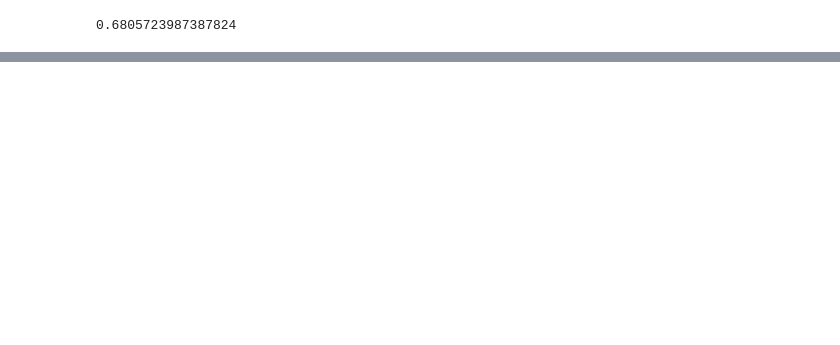
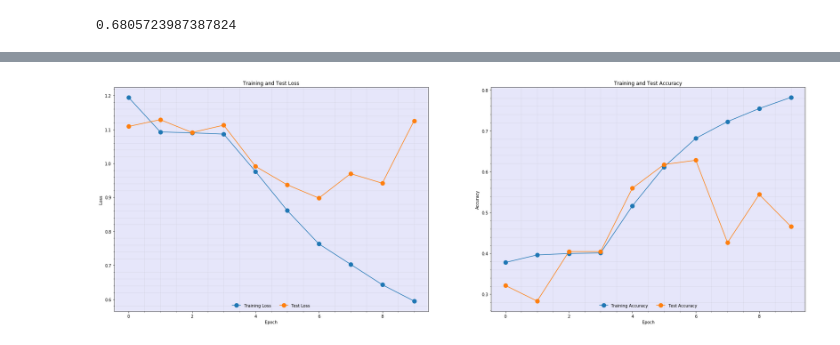
Before and after one commit to FreedomVAce/Tweet_Sentiment_Extraction, a Jupyter notebook: tweet_sentiment_extraction.ipynb, the cells around one changed output, grey strips where cells are left out. Drawn from its saved outputs; the diff is of its cells as text; code cells hidden in the pictures; blank space fills up the shorter version.

```diff
--- a/tweet_sentiment_extraction.ipynb
+++ b/tweet_sentiment_extraction.ipynb
@@ -389,0 +471,3 @@ lgrcv.score(X_test,y_test)
+# %%
+vocab_size = len(token.word_index) + 1
+vocab_size;
@@ -389,0 +476,7 @@ lgrcv.score(X_test,y_test)
+# %%
+encoded_text = token.texts_to_sequences(text)
+encoded_text;
+# %%
+max_length = 120
+X = pad_sequences(encoded_text, maxlen=max_length, padding='post')
+y = train['sentiment']
@@ -389,0 +489,2 @@ lgrcv.score(X_test,y_test)
+# %%
+X_train, X_test, y_train, y_test = train_test_split(X, y, test_size = 0.2, stratify = y)
@@ -389,0 +565,27 @@ lgrcv.score(X_test,y_test)
+# %%
+# The Accuracy and Loss Graphs between training and test
+fig, ax = plt.subplots(1,2,figsize=(30, 10))
+
+ax[0].plot(history.history['loss'], marker='o', label='Training Loss',markeredgewidth=5)
+ax[0].plot(history.history['val_loss'], marker='o', label='Test Loss',markeredgewidth=5)
+ax[0].set_title('Training and Test Loss')
+ax[0].legend(frameon=False, loc='lower center', ncol=2)
+ax[0].set_xlabel('Epoch',)
+ax[0].set_ylabel('Loss')
+ax[0].grid(color='#666666', linestyle='-.', linewidth=0.7,which='minor')
+ax[0].minorticks_on()
+ax[0].grid(b=True, which='minor', color='#999999', linestyle='-', alpha=0.2)
+ax[0].set_facecolor("#E6E6FA")
+
+ax[1].plot(history.history['acc'], marker='o', label='Training Accuracy',markeredgewidth=5)
+ax[1].plot(history.history['val_acc'], marker='o', label='Test Accuracy',markeredgewidth=5)
+ax[1].set_title('Training and Test Accuracy')
+ax[1].legend(frameon=False, loc='lower center', ncol=2)
+ax[1].set_xlabel('Epoch')
+ax[1].set_ylabel('Accuracy')
+ax[1].grid(color='#666666', linestyle='-.', linewidth=0.7,which='minor')
+ax[1].minorticks_on()
+ax[1].grid(b=True, which='minor', color='#999999', linestyle='-', alpha=0.2)
+ax[1].set_facecolor("#E6E6FA")
+# %% [output]
+[figure, added]
```
Also changed, not shown: parts of 18 cells of this notebook.
